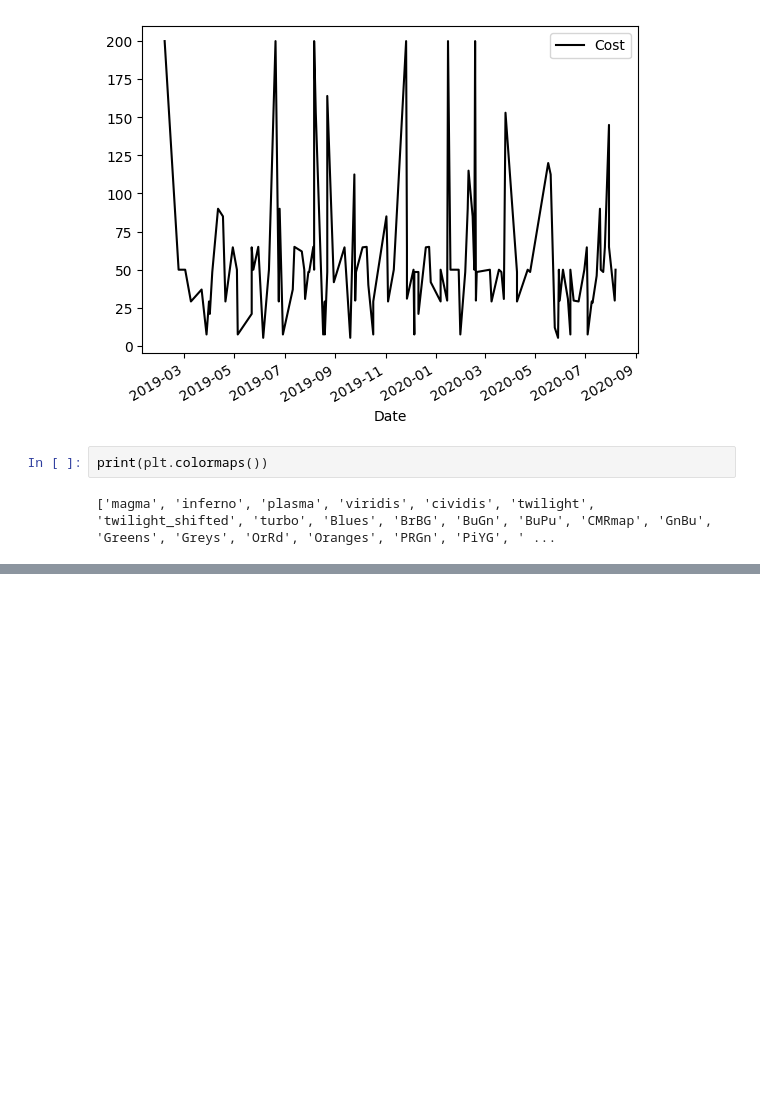
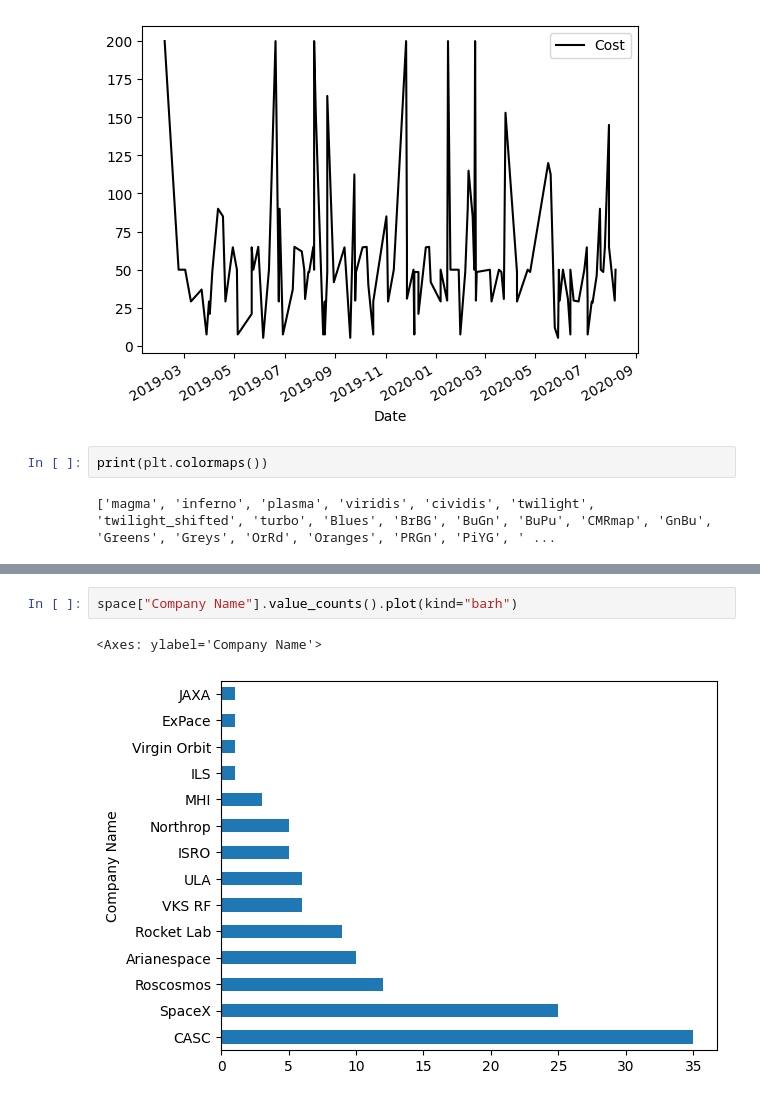
Before and after one commit to ljyGmail/pandas_in_action, a Jupyter notebook: ch14_visualization.ipynb, the cells around one changed output, grey strips where cells are left out. Cells and saved outputs as stored; diff of their text form; blank space fills up the shorter version.

```diff
--- a/ch14_visualization.ipynb
+++ b/ch14_visualization.ipynb
@@ -86,0 +113,5 @@ print(plt.colormaps())
+# %%
+space["Company Name"].value_counts().plot(kind="barh")
+# %% [output]
+<Axes: ylabel='Company Name'>
+[figure, added]
```
Also changed, not shown: parts of 3 cells of this notebook.
